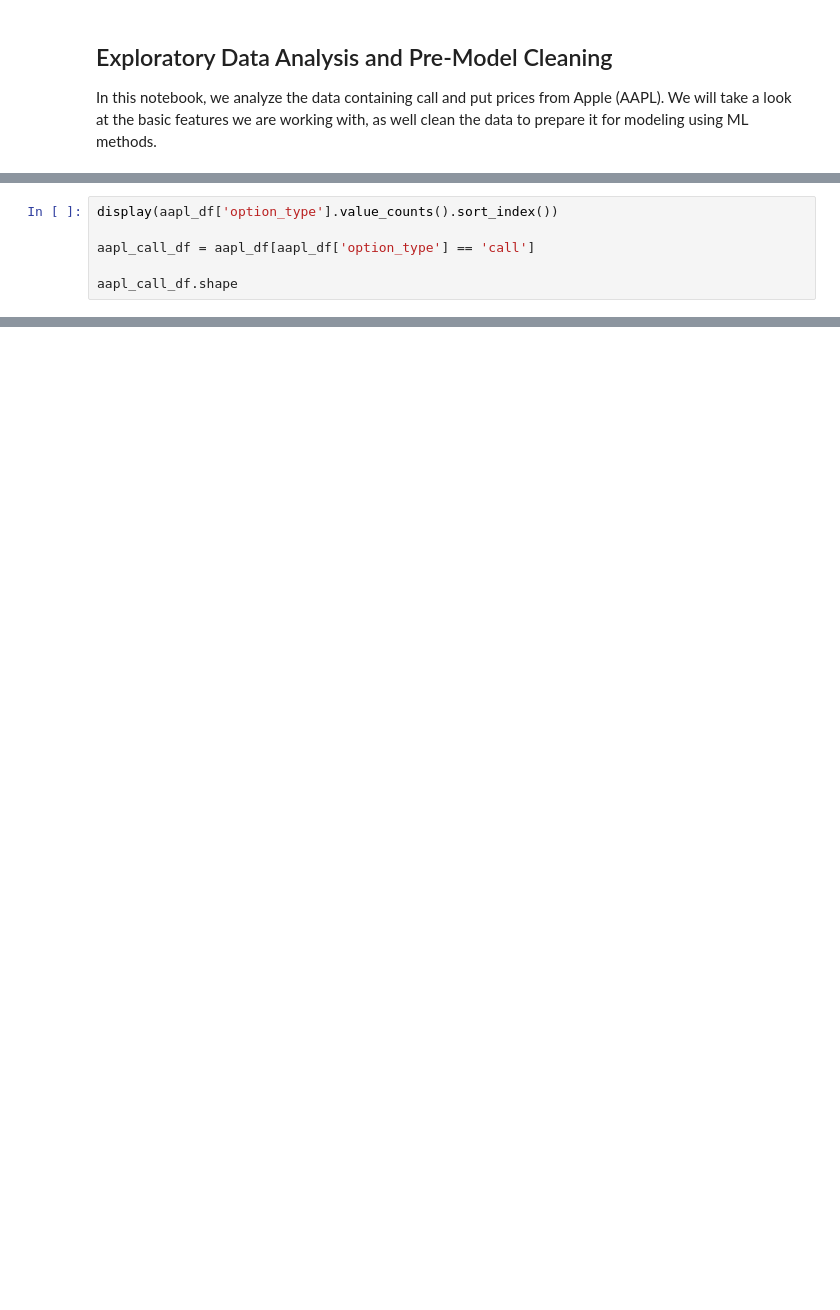
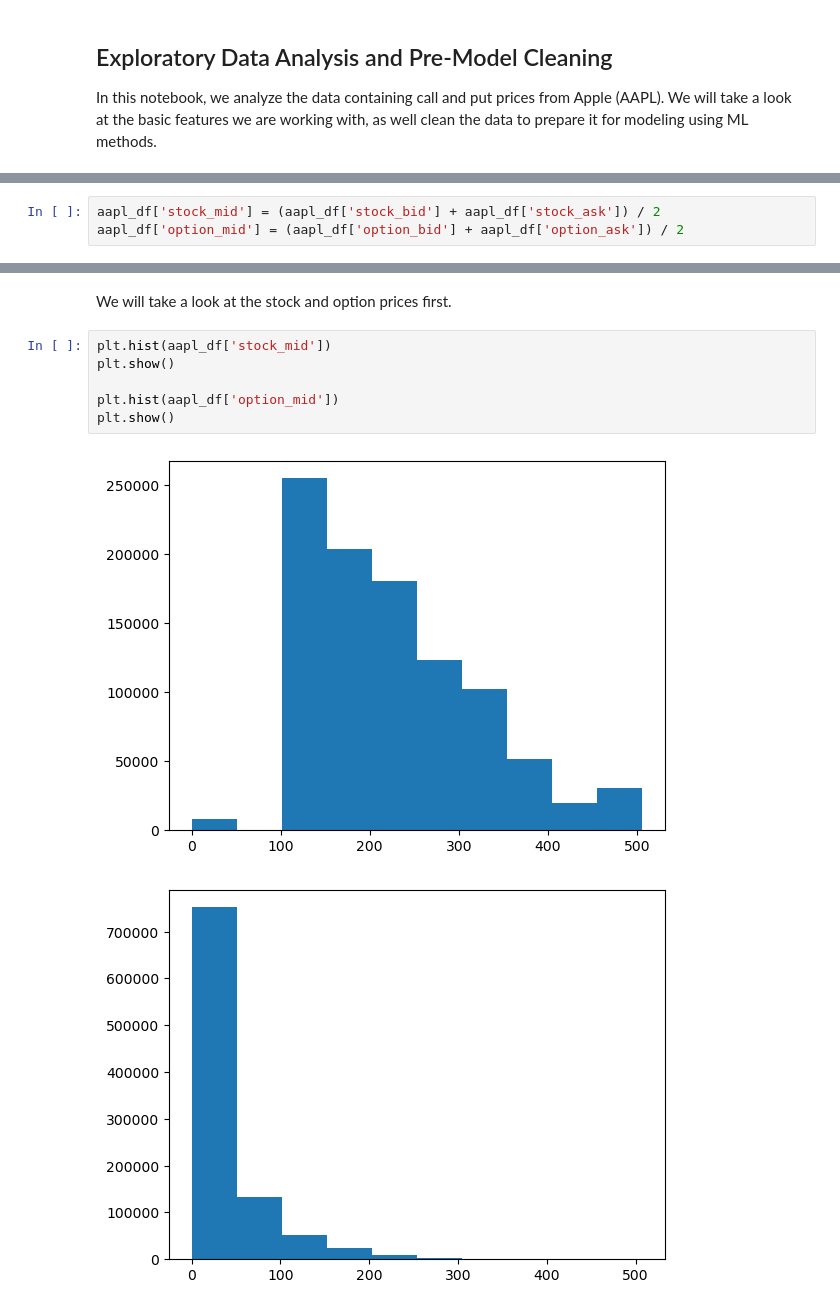
Before and after one commit to jul-ian/ml-derivatives, a Jupyter notebook: notebooks/0_EDA_and_cleaning.ipynb, the cells around one changed output, grey strips where cells are left out. Cells and saved outputs as stored; diff of their text form; blank space fills up the shorter version.

```diff
--- a/notebooks/0_EDA_and_cleaning.ipynb
+++ b/notebooks/0_EDA_and_cleaning.ipynb
@@ -28,6 +29,3 @@ We see that the 'option_type' column denotes whether the option is as call or pu
 # %%
-display(aapl_df['option_type'].value_counts().sort_index())
-
-aapl_call_df = aapl_df[aapl_df['option_type'] == 'call']
-
-aapl_call_df.shape
+aapl_df['stock_mid'] = (aapl_df['stock_bid'] + aapl_df['stock_ask']) / 2
+aapl_df['option_mid'] = (aapl_df['option_bid'] + aapl_df['option_ask']) / 2
@@ -40,0 +45,11 @@ The Black-Scholes formula for the price of a call (C = N(d_1)S_t - N(d_2)Ke^(-rt
+# %% [markdown]
+We will take a look at the stock and option prices first.
+# %%
+plt.hist(aapl_df['stock_mid'])
+plt.show()
+
+plt.hist(aapl_df['option_mid'])
+plt.show()
+# %% [output]
+[figure, added]
+[figure, added]
```
Also changed, not shown: parts of 6 cells of this notebook.
